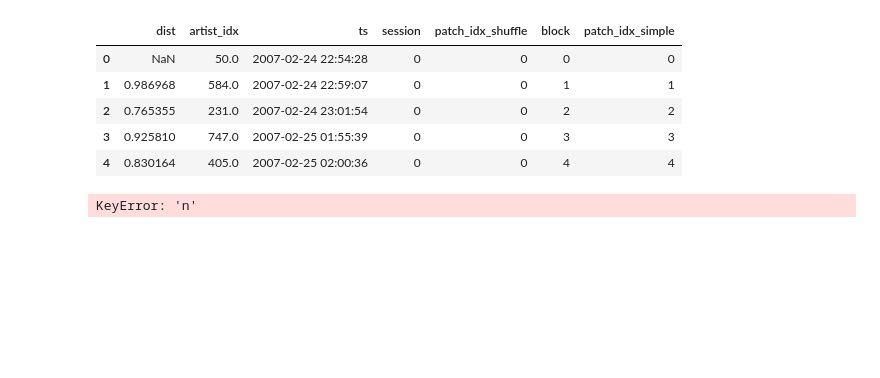
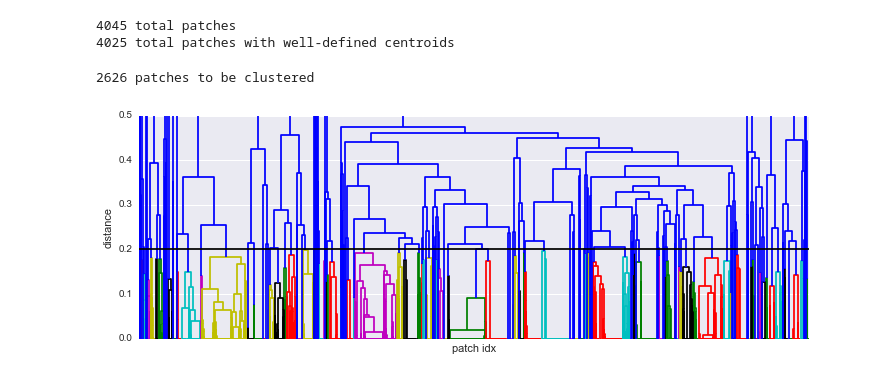
Before and after one commit to jlorince/MusicForaging, a Jupyter notebook: notebooks/PatchClustering.ipynb, the cells around one changed output. Saved outputs shown, nothing was run; the diff lists cells and outputs as text; code cells hidden in the pictures; blank space fills up the shorter version.

```diff
--- a/notebooks/PatchClustering.ipynb
+++ b/notebooks/PatchClustering.ipynb
@@ -7,23 +15,65 @@ import seaborn
-# %%
-# load some example data with patch assigements (me!)
-df = pd.read_pickle('../testData/scrobbles_processed/5759068.pkl')
-df.head()
-# %% [output]
-|  | dist | artist_idx | ts | session | patch_idx_shuffle | block | patch_idx_simple |
-| 0 | NaN | 50.0 | 2007-02-24 22:54:28 | 0 | 0 | 0 | 0 |
-| 1 | 0.986968 | 584.0 | 2007-02-24 22:59:07 | 0 | 0 | 1 | 1 |
-| 2 | 0.765355 | 231.0 | 2007-02-24 23:01:54 | 0 | 0 | 2 | 2 |
-| 3 | 0.925810 | 747.0 | 2007-02-25 01:55:39 | 0 | 0 | 3 | 3 |
-| 4 | 0.830164 | 405.0 | 2007-02-25 02:00:36 | 0 | 0 | 4 | 4 |
+# %%
+# mapping for artist_idx values to artist names
+artist_names = {}
+with open('../GenreModeling/data/vocab_idx') as fin:
+    for line in fin:
+        line = line.strip().split()
+        artist_names[int(line[1])] = line[0]
+# %%
+# load some example patch (from me!)
+df = pd.read_pickle('../testData/patches/5759068_patches_patch_idx_shuffle.pkl').reset_index()
+
+# we'll have to match this to some raw data so we can manually examine the aritsts in different patches
+df_raw = pd.read_pickle('../testData/scrobbles_processed/5759068.pkl')
+df_raw['artist_name'] = df_raw['artist_idx'].apply(lambda x: artist_names.get(x))
+
+# just add in the artist names here
+df['artists'] = df_raw.groupby('patch_idx_shuffle').apply(lambda df: [artist_names.get(idx,'?') for idx in df['artist_idx']])
+
+
+
+print "{} total patches".format(len(df))
+df.head()
+# remove patches with NaNs in feature centroids
+df = df[df['centroid'].apply(lambda arr: ~np.any(np.isnan(arr))).values]
+print "{} total patches with well-defined centroids".format(len(df))
+# %% [output]
+4045 total patches
+4025 total patches with well-defined centroids
 # %%
 # Extract just pathces meeting the MPL criterion and with diveristy of 0.2 or less
 clust_data = df[(df['n']>=5)&(df['diversity']<=0.2)].reset_index()
+print "{} patches to be clustered".format(len(clust_data))
 
-# For an array of the centroids of all these patches for
-a = np.vstack(clust_test['centroid'])
-print a.shape
-a = a[~np.isnan(a).any(axis=1)]
-print a.shape
-pw = pairwise_distances(a,metric='cosine')
+
+# Generate an array of the centroids of all these patches for clustering
+a = np.vstack(clust_data['centroid'])
 # %% [output]
-KeyError: 'n'
+2626 patches to be clustered
+# %%
+# "complete" linkage seems to make the most sense for us here.
+# From https://stats.stackexchange.com/questions/195446/choosing-the-right-linkage-method-for-hierarchical-clustering :
+"""Method of complete linkage or farthest neighbour. Proximity between two clusters is the proximity between their two most distant objects.
+This value is one of values of the input matrix. The metaphor of this built of cluster is circle (in the sense, by hobby or plot)."""
+
+Z = linkage(a, 'complete')
+#c, coph_dists = cophenet(Z, pdist(a,metric='cosine'))
+#print c
+# %%
+# Now draw the dendrogram
+fig,ax =plt.subplots(1,1,figsize=(12, 4))
+#ax.set_title('Hierarchical Clustering Dendrogram')
+ax.set_xlabel('patch idx')
+ax.set_ylabel('distance')
+dendrogram(
+    Z,
+    leaf_rotation=90.,  # rotates the x axis labels
+    leaf_font_size=12.,  # font size for the x axis labels
+    color_threshold=0.2,
+    no_labels=True,
+
+);
+ax.set_ylim(0,0.5)
+ax.axhline(0.2,c='k');
+# %% [output]
+[figure, added]
```
Also changed, not shown: parts of 4 cells of this notebook, 4 other files.
